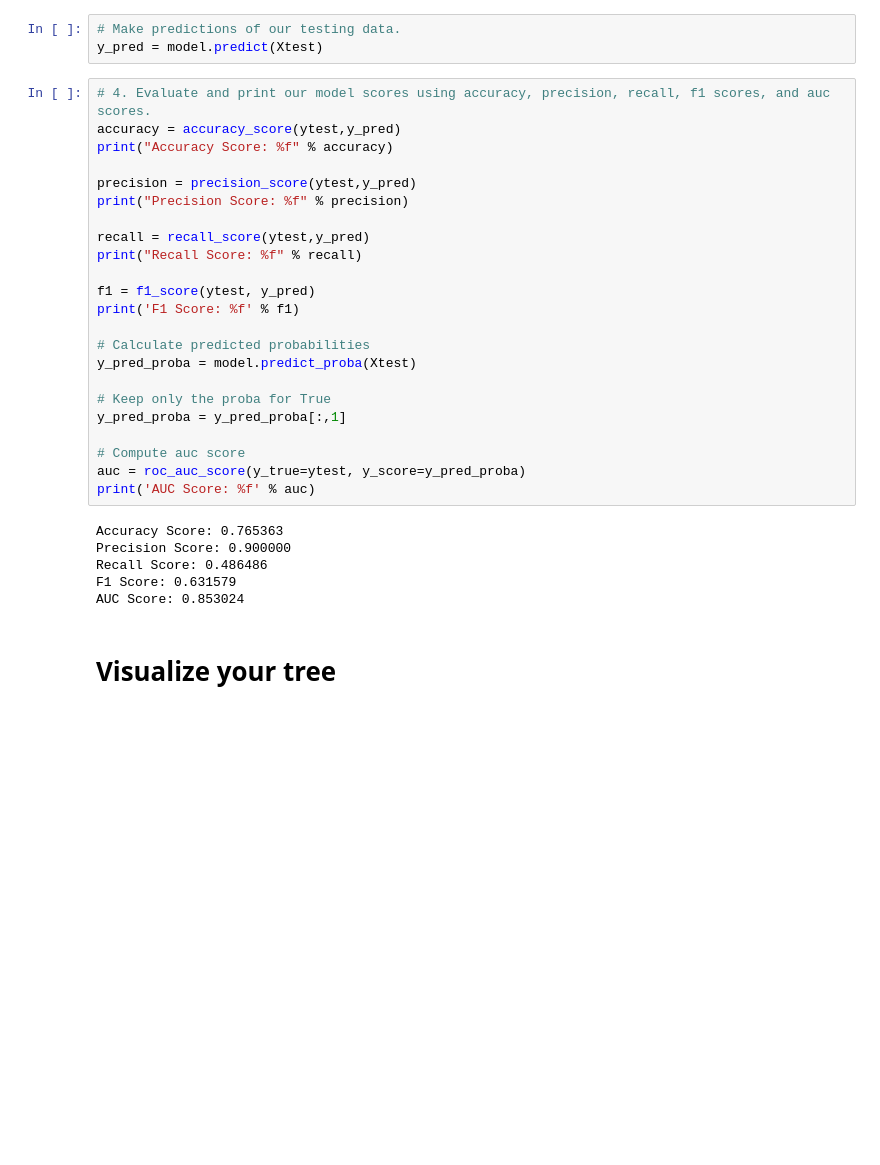
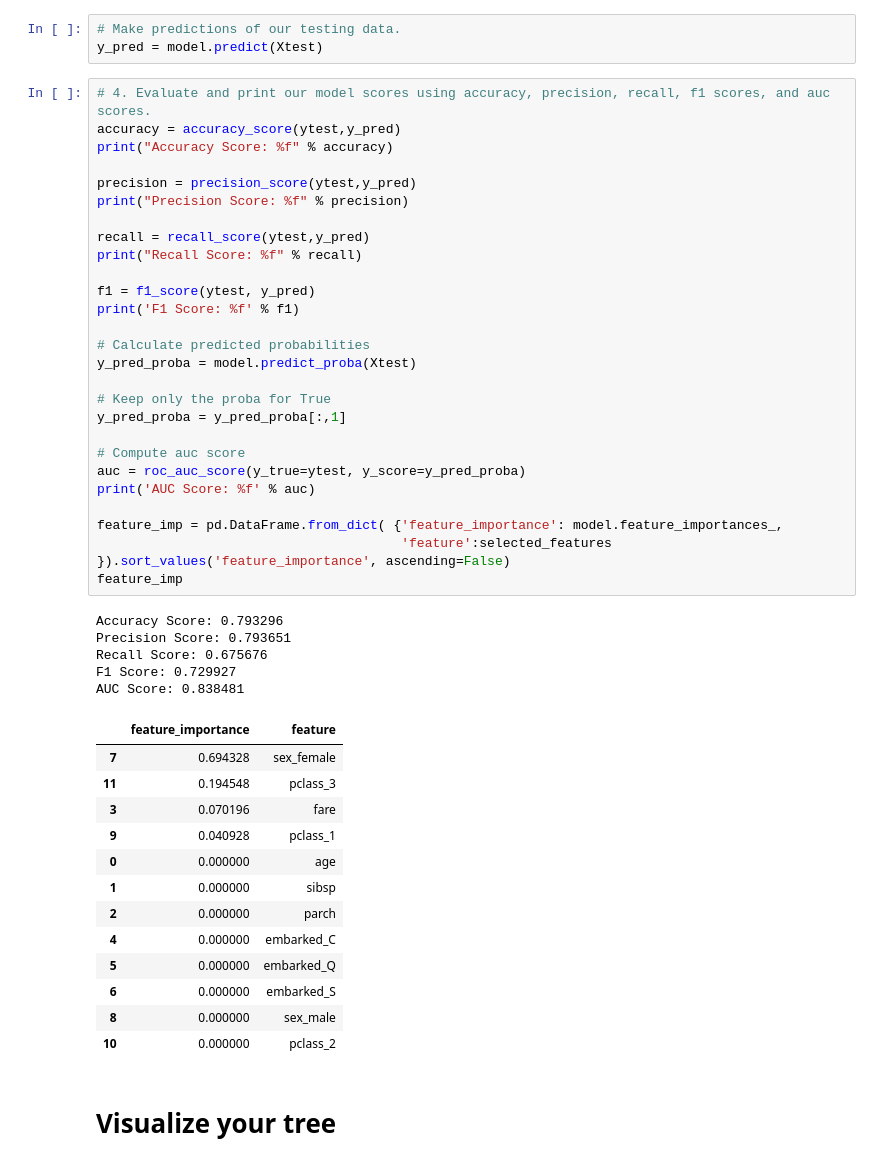
Before and after one commit to Hillelg1/my-fork-2024-fall-data-science, a Jupyter notebook: Week-08-Decision-Trees-n-Random-Forest/Exercise-HG.ipynb, the cells around one changed output. Saved outputs shown, nothing was run; the diff lists cells and outputs as text; blank space fills up the shorter version.

```diff
--- a/Week-08-Decision-Trees-n-Random-Forest/Exercise-HG.ipynb
+++ b/Week-08-Decision-Trees-n-Random-Forest/Exercise-HG.ipynb
@@ -128,32 +145,49 @@ y_pred = model.predict(Xtest)
 # %%
 # 4. Evaluate and print our model scores using accuracy, precision, recall, f1 scores, and auc scores.
 accuracy = accuracy_score(ytest,y_pred)
 print("Accuracy Score: %f" % accuracy)
 
 precision = precision_score(ytest,y_pred)
 print("Precision Score: %f" % precision)
 
 recall = recall_score(ytest,y_pred)
 print("Recall Score: %f" % recall)
 
 f1 = f1_score(ytest, y_pred)
 print('F1 Score: %f' % f1)
 
 # Calculate predicted probabilities
 y_pred_proba = model.predict_proba(Xtest)
 
 # Keep only the proba for True
 y_pred_proba = y_pred_proba[:,1]
 
 # Compute auc score
 auc = roc_auc_score(y_true=ytest, y_score=y_pred_proba)
 print('AUC Score: %f' % auc)
+
+feature_imp = pd.DataFrame.from_dict( {'feature_importance': model.feature_importances_,
+                                       'feature':selected_features }).sort_values('feature_importance', ascending=False)
+feature_imp
 # %% [output]
-Accuracy Score: 0.765363
-Precision Score: 0.900000
-Recall Score: 0.486486
-F1 Score: 0.631579
-AUC Score: 0.853024
+Accuracy Score: 0.793296
+Precision Score: 0.793651
+Recall Score: 0.675676
+F1 Score: 0.729927
+AUC Score: 0.838481
+|  | feature_importance | feature |
+| 7 | 0.694328 | sex_female |
+| 11 | 0.194548 | pclass_3 |
+| 3 | 0.070196 | fare |
+| 9 | 0.040928 | pclass_1 |
+| 0 | 0.000000 | age |
+| 1 | 0.000000 | sibsp |
+| 2 | 0.000000 | parch |
+| 4 | 0.000000 | embarked_C |
+| 5 | 0.000000 | embarked_Q |
+| 6 | 0.000000 | embarked_S |
+| 8 | 0.000000 | sex_male |
+| 10 | 0.000000 | pclass_2 |
 # %% [markdown]
 # Visualize your tree
 # %% [markdown]
```
Also changed, not shown: parts of 15 cells of this notebook.
